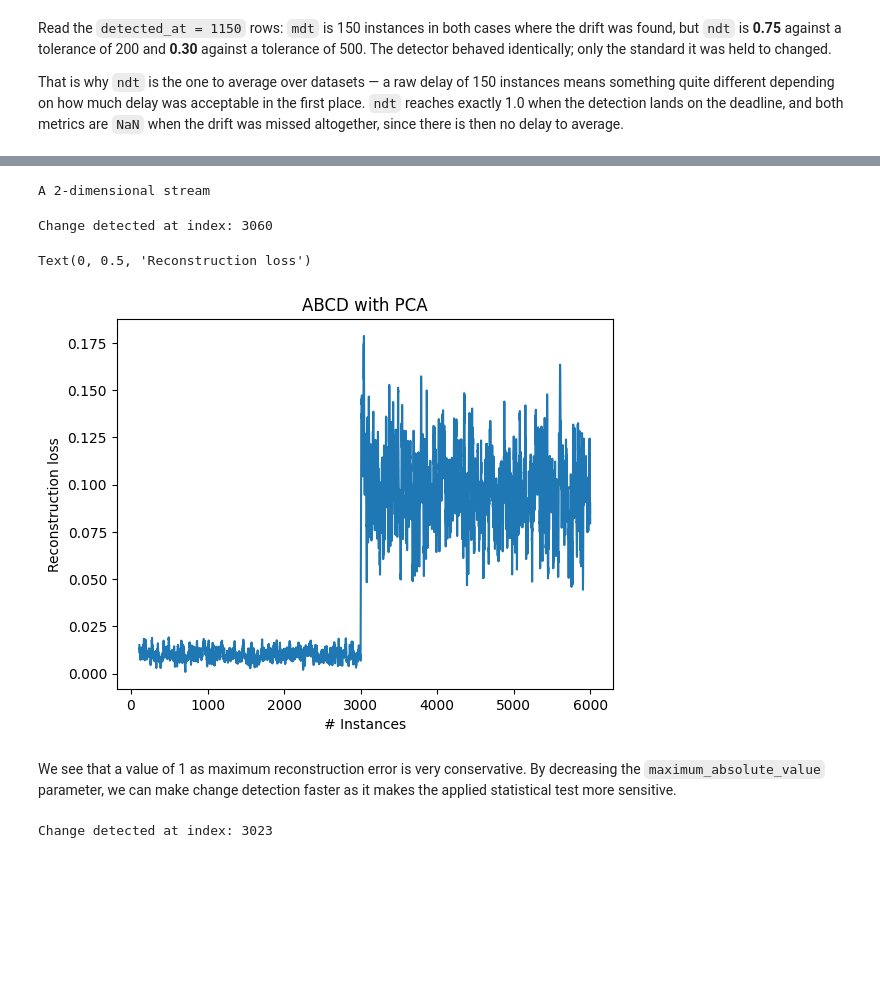
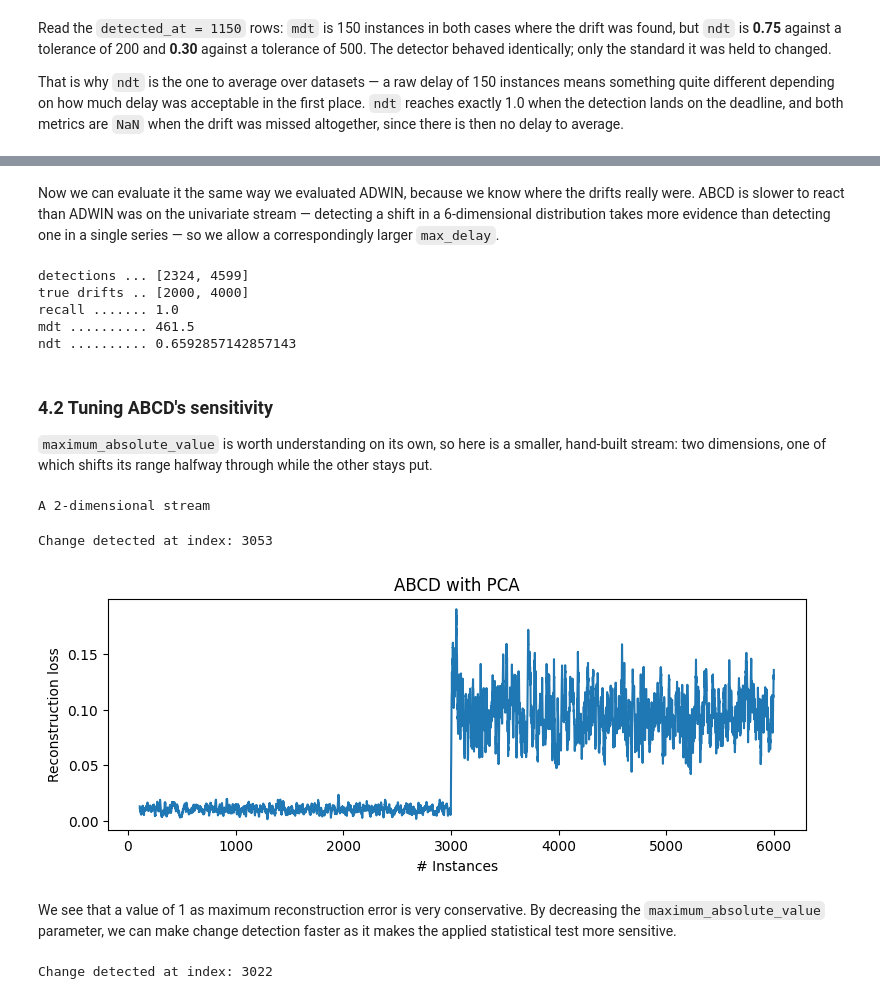
Before and after one commit to adaptive-machine-learning/CapyMOA, a Jupyter notebook: notebooks/drift_detection.ipynb, the cells around one changed output, grey strips where cells are left out. Drawn from its saved outputs; the diff is of its cells as text; code cells hidden in the pictures; blank space fills up the shorter version.

```diff
--- a/notebooks/drift_detection.ipynb
+++ b/notebooks/drift_detection.ipynb
@@ -195,50 +288,64 @@ Change detected at index: 2776
+# %% [markdown]
+Now we can evaluate it the same way we evaluated ADWIN, because we know where the drifts really were. ABCD is slower to react than ADWIN was on the univariate stream — detecting a shift in a 6-dimensional distribution takes more evidence than detecting one in a single series — so we allow a correspondingly larger `max_delay`.
+# %%
+abcd_eval = EvaluateDriftDetector(max_delay=700)
+abcd_metrics = abcd_eval.calc_performance(
+    trues=np.array(TRUE_DRIFTS), preds=abcd.detection_index, tot_n_instances=i
+)
+
+print(f"detections ... {abcd.detection_index}")
+print(f"true drifts .. {TRUE_DRIFTS}")
+print(f"recall ....... {abcd_metrics.recall}")
+print(f"mdt .......... {abcd_metrics.mdt}")
+print(f"ndt .......... {abcd_metrics.ndt}")
+# %% [output]
+detections ... [2324, 4599]
+true drifts .. [2000, 4000]
+recall ....... 1.0
+mdt .......... 461.5
+ndt .......... 0.6592857142857143
+# %% [markdown]
+### 4.2 Tuning ABCD's sensitivity
+
+`maximum_absolute_value` is worth understanding on its own, so here is a smaller, hand-built stream: two dimensions, one of which shifts its range halfway through while the other stays put.
 # %%
-detector = ABCD(model_id="pca")
-
-## Opening a file as a stream
-stream_change = np.hstack(
-    [np.random.uniform(0, 0.5, 3000), np.random.uniform(0.5, 1.0, 3000)]
-)
-stream_nochange = np.random.uniform(0, 1.0, len(stream_change))
-stream = np.vstack([stream_change, stream_nochange]).T
-print(f"A {stream.shape[-1]}-dimensional stream")
+rng = np.random.default_rng(42)
+stream_change = np.hstack([rng.uniform(0, 0.5, 3000), rng.uniform(0.5, 1.0, 3000)])
+stream_nochange = rng.uniform(0, 1.0, len(stream_change))
+stream_2d = np.vstack([stream_change, stream_nochange]).T
+print(f"A {stream_2d.shape[-1]}-dimensional stream")
 # %% [output]
 A 2-dimensional stream
 # %%
-i = 0
+detector_2d = ABCD(model_id="pca")
+
 loss_values = []
-while i < len(stream):
-    instance = stream[i]
-    i += 1
-    detector.add_element(instance)
-    loss_values.append(detector.loss())
-    if detector.detected_change():
-        print("Change detected at index: " + str(i))
+for i, instance in enumerate(stream_2d, start=1):
+    detector_2d.add_element(instance)
+    loss_values.append(detector_2d.loss())
+    if detector_2d.detected_change():
+        print(f"Change detected at index: {i}")
 # %% [output]
-Change detected at index: 3060
+Change detected at index: 3053
 # %%
-import matplotlib.pyplot as plt
-
+plt.figure(figsize=(9, 3))
 plt.plot(pd.Series(loss_values).rolling(10).mean())
 plt.title("ABCD with PCA")
 plt.xlabel("# Instances")
 plt.ylabel("Reconstruction loss")
+plt.show()
 # %% [output]
-Text(0, 0.5, 'Reconstruction loss')
-[figure, old version]
+[figure, new version]
 # %% [markdown]
 We see that a value of 1 as maximum reconstruction error is very conservative. By decreasing the `maximum_absolute_value` parameter, we can make change detection faster as it makes the applied statistical test more sensitive.
 # %%
-detector = ABCD(model_id="pca", maximum_absolute_value=0.3)
+detector_2d = ABCD(model_id="pca", maximum_absolute_value=0.3)
 
-i = 0
 loss_values = []
-while i < len(stream):
-    instance = stream[i]
-    i += 1
-    detector.add_element(instance)
-    loss_values.append(detector.loss())
-    if detector.detected_change():
-        print("Change detected at index: " + str(i))
+for i, instance in enumerate(stream_2d, start=1):
+    detector_2d.add_element(instance)
+    loss_values.append(detector_2d.loss())
+    if detector_2d.detected_change():
+        print(f"Change detected at index: {i}")
 # %% [output]
-Change detected at index: 3023
+Change detected at index: 3022
```
Also changed, not shown: parts of 34 cells of this notebook.
